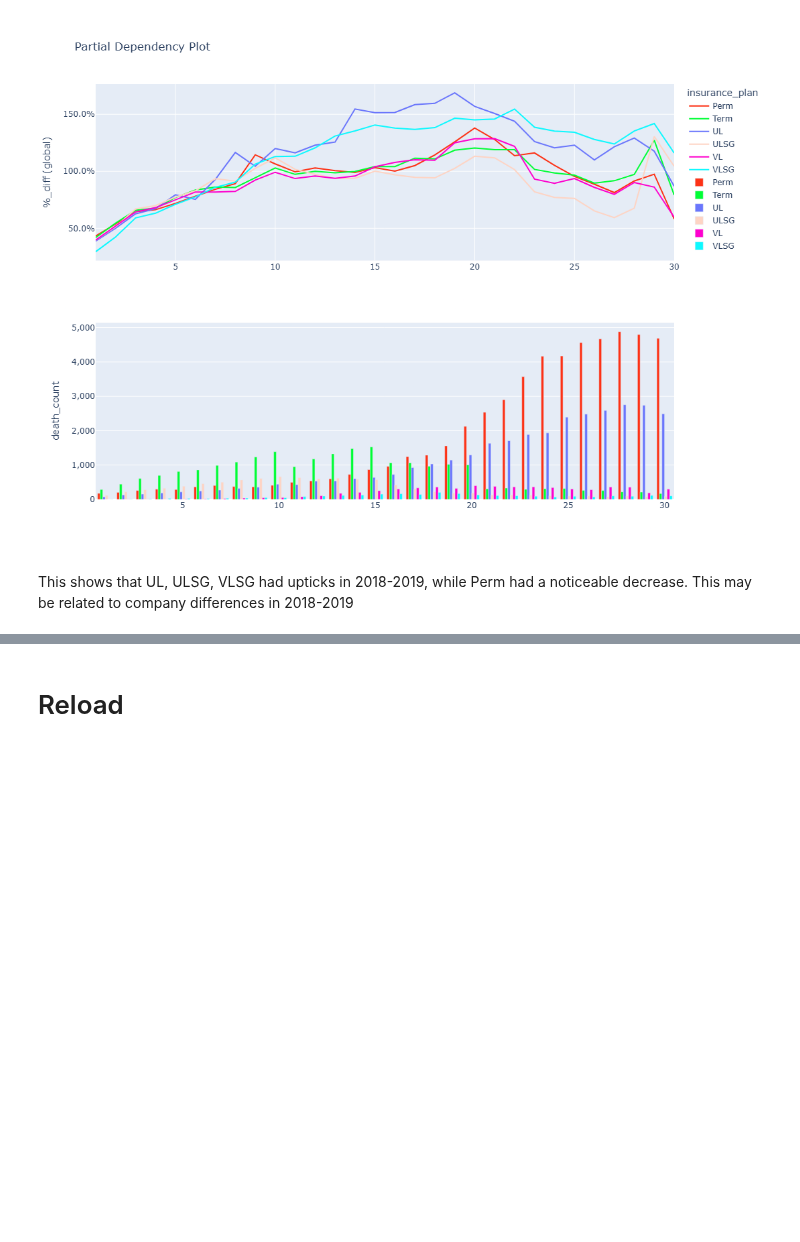
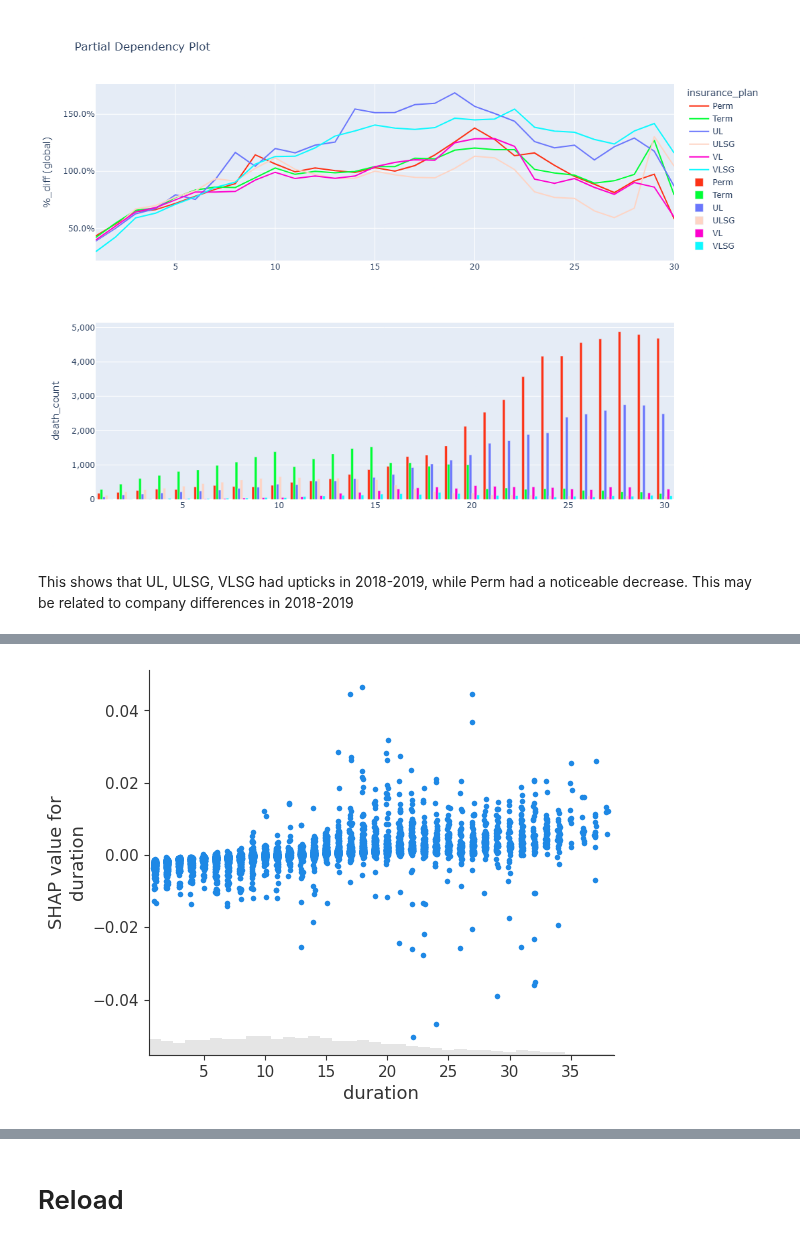
Before and after one commit to jkoestner/morai, a Jupyter notebook: notebooks/06.1.predictive_model.ipynb, the cells around one changed output, grey strips where cells are left out. Saved outputs shown, nothing was run; the diff lists cells and outputs as text; code cells hidden in the pictures; blank space fills up the shorter version.

```diff
--- a/notebooks/06.1.predictive_model.ipynb
+++ b/notebooks/06.1.predictive_model.ipynb
@@ -1180,0 +1193,4 @@ charters.pdp(
+# %%
+shap.plots.scatter(shap_values[:, "duration"])
+# %% [output]
+[figure, added]
```
Also changed, not shown: parts of 28 cells of this notebook, 8 other files.
